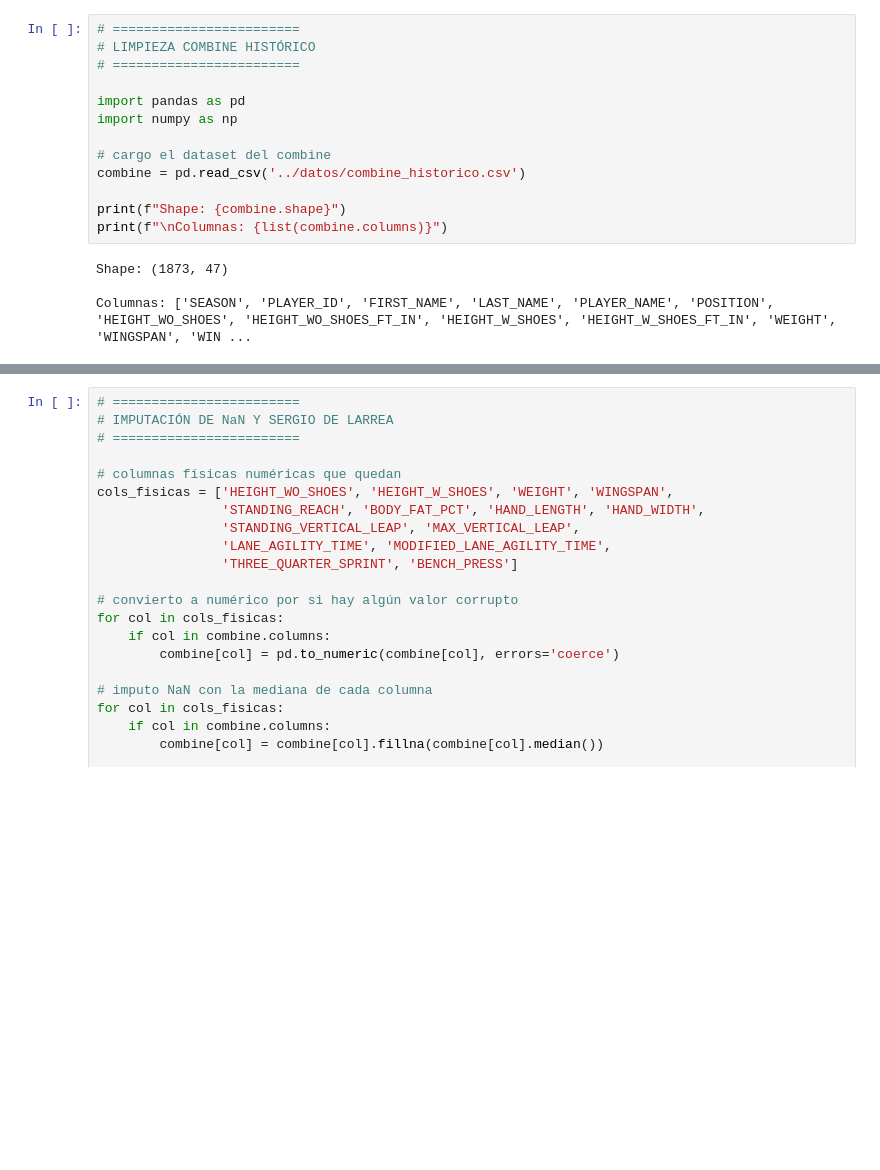
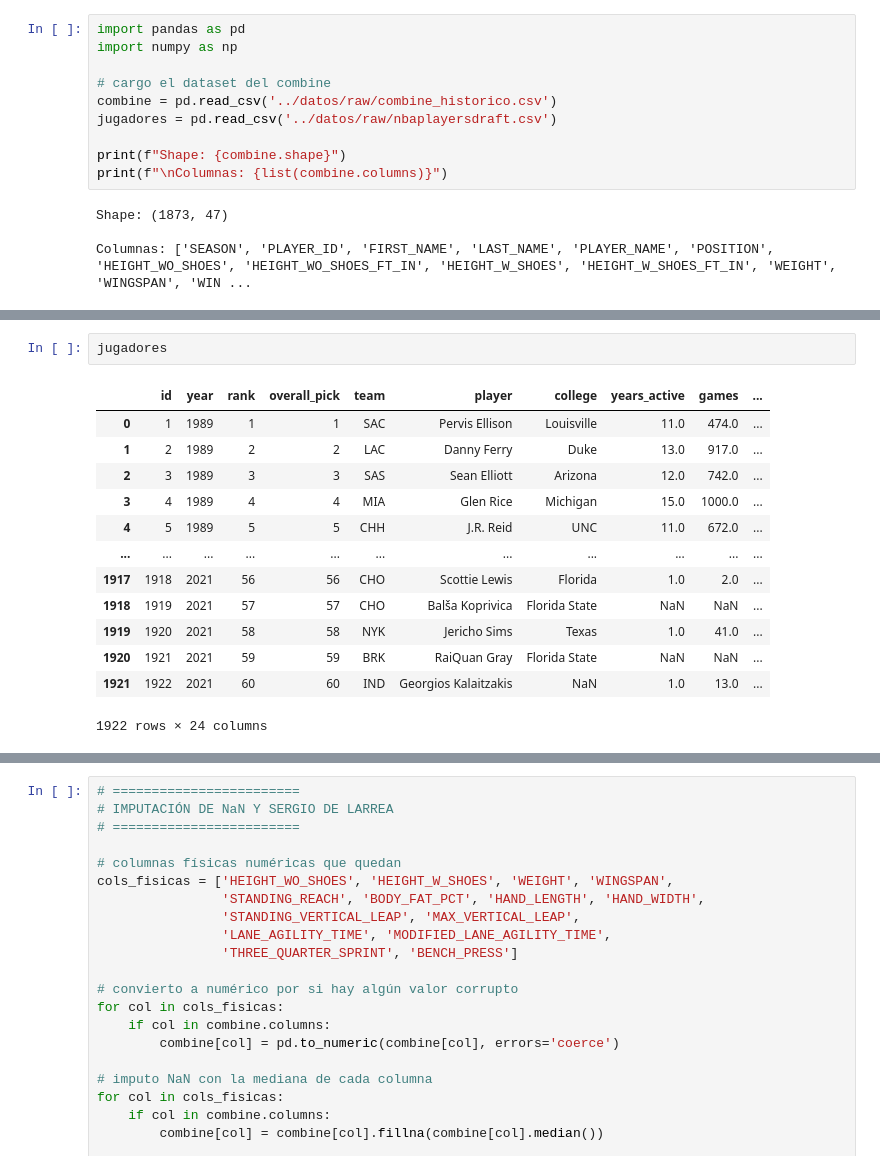
Before and after one commit to RobertoCantero82/nba-draft-2026-prediccion, a Jupyter notebook: notebooks/limpieza_combine.ipynb, the cells around one changed output, grey strips where cells are left out. Cells and saved outputs as stored; diff of their text form; blank space fills up the shorter version.

```diff
--- a/notebooks/limpieza_combine.ipynb
+++ b/notebooks/limpieza_combine.ipynb
@@ -1,13 +1,10 @@
 # %%
-# ========================
-# LIMPIEZA COMBINE HISTÓRICO
-# ========================
-
 import pandas as pd
 import numpy as np
 
 # cargo el dataset del combine
-combine = pd.read_csv('../datos/combine_historico.csv')
+combine = pd.read_csv('../datos/raw/combine_historico.csv')
+jugadores = pd.read_csv('../datos/raw/nbaplayersdraft.csv')
 
 print(f"Shape: {combine.shape}")
 print(f"\nColumnas: {list(combine.columns)}")
@@ -18 +31,17 @@ Columnas: ['SEASON', 'PLAYER_ID', 'FIRST_NAME', 'LAST_NAME', 'PLAYER_NAME', 'POS
+# %%
+jugadores
+# %% [output]
+|  | id | year | rank | overall_pick | team | player | college | years_active | games | ... |
+| 0 | 1 | 1989 | 1 | 1 | SAC | Pervis Ellison | Louisville | 11.0 | 474.0 | ... |
+| 1 | 2 | 1989 | 2 | 2 | LAC | Danny Ferry | Duke | 13.0 | 917.0 | ... |
+| 2 | 3 | 1989 | 3 | 3 | SAS | Sean Elliott | Arizona | 12.0 | 742.0 | ... |
+| 3 | 4 | 1989 | 4 | 4 | MIA | Glen Rice | Michigan | 15.0 | 1000.0 | ... |
+| 4 | 5 | 1989 | 5 | 5 | CHH | J.R. Reid | UNC | 11.0 | 672.0 | ... |
+| ... | ... | ... | ... | ... | ... | ... | ... | ... | ... | ... |
+| 1917 | 1918 | 2021 | 56 | 56 | CHO | Scottie Lewis | Florida | 1.0 | 2.0 | ... |
+| 1918 | 1919 | 2021 | 57 | 57 | CHO | Balša Koprivica | Florida State | NaN | NaN | ... |
+| 1919 | 1920 | 2021 | 58 | 58 | NYK | Jericho Sims | Texas | 1.0 | 41.0 | ... |
+| 1920 | 1921 | 2021 | 59 | 59 | BRK | RaiQuan Gray | Florida State | NaN | NaN | ... |
+| 1921 | 1922 | 2021 | 60 | 60 | IND | Georgios Kalaitzakis | NaN | 1.0 | 13.0 | ... |
+1922 rows × 24 columns
 # %%
```
Also changed, not shown: parts of 4 cells of this notebook, 3 other files.
